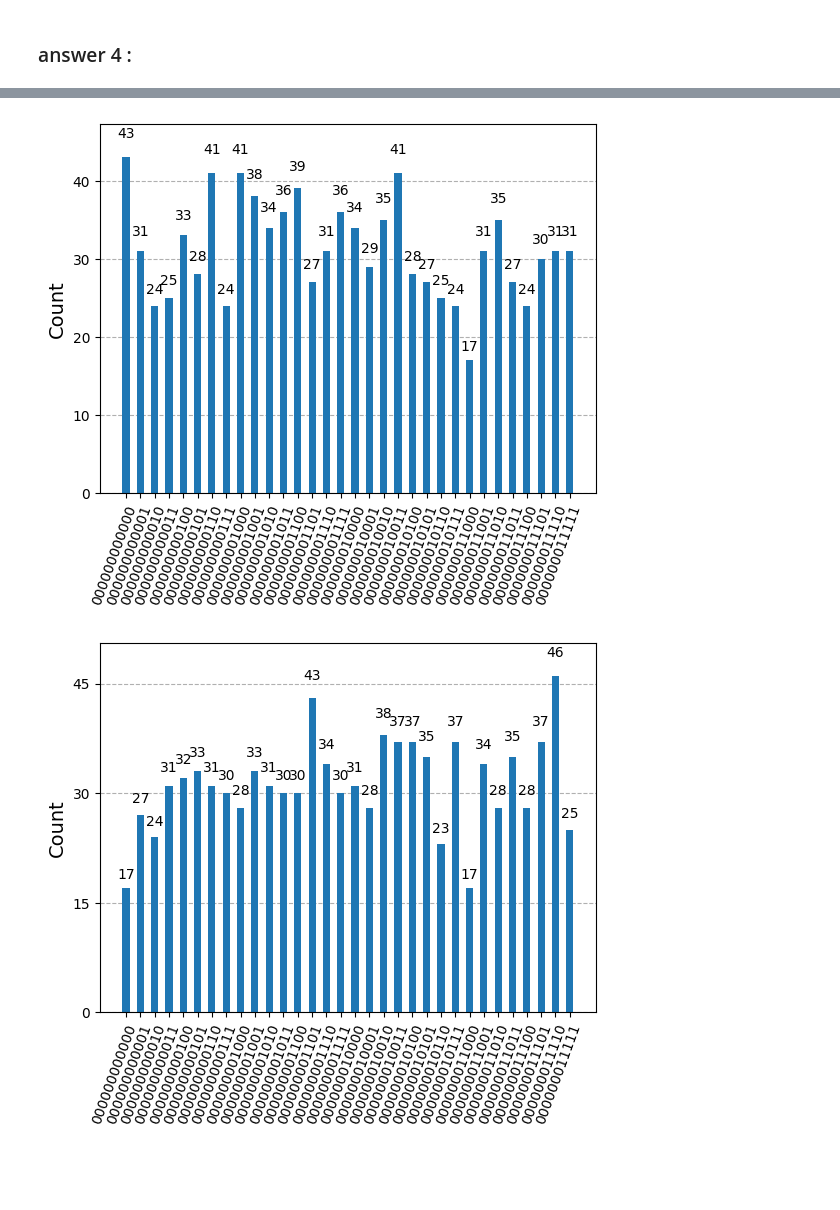
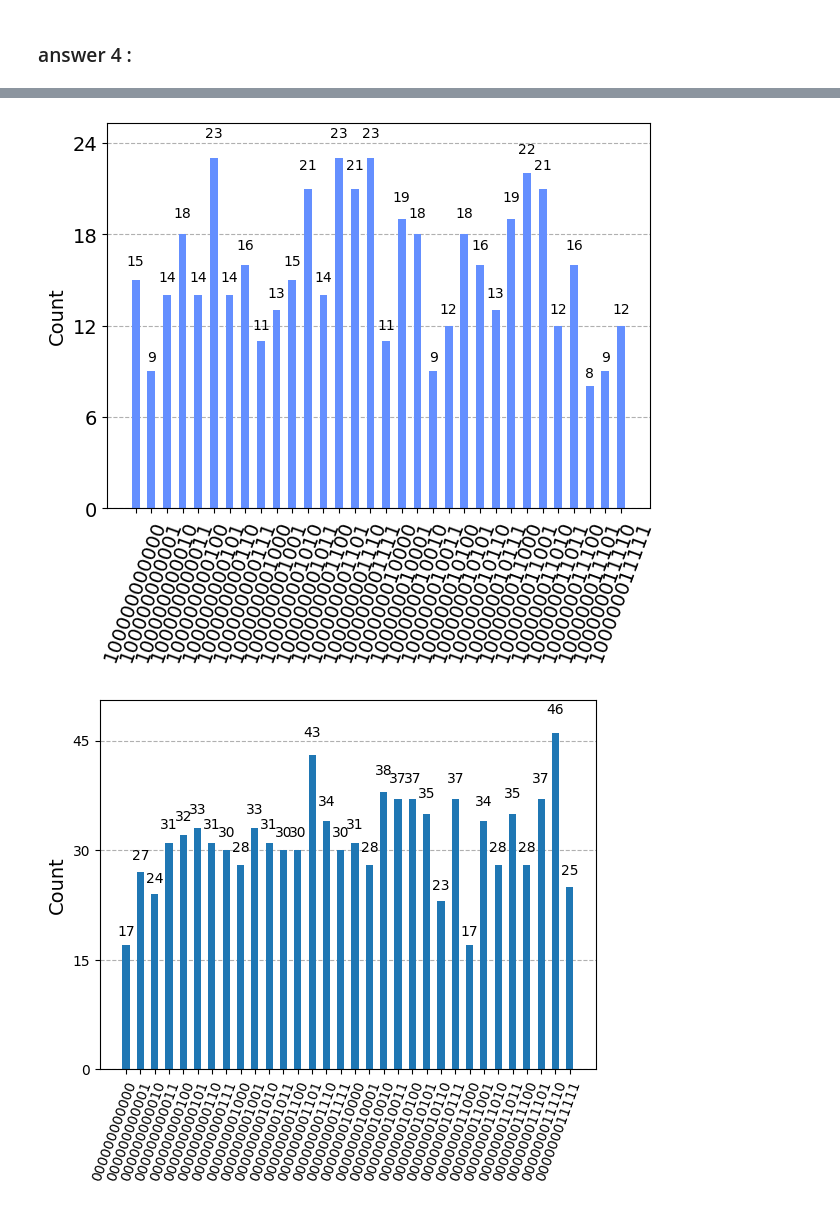
Before and after one commit to leonardeuler13/IQC_project, a Jupyter notebook: miniproject.ipynb, the cells around one changed output, grey strips where cells are left out. Drawn from its saved outputs; the diff is of its cells as text; code cells hidden in the pictures; blank space fills up the shorter version.

```diff
--- a/miniproject.ipynb
+++ b/miniproject.ipynb
@@ -179,7 +179,7 @@ plot_histogram(counts[1])
 # %%
-plot_histogram(counts[2])
+plot_histogram({key: value for key, value in counts[4].items() if key.startswith('1')})
 # %% [output]
-[figure, old version]
+[figure, new version]
 # %%
 plot_histogram(counts[3])
 # %% [output]
```
Also changed, not shown: parts of 8 cells of this notebook.
